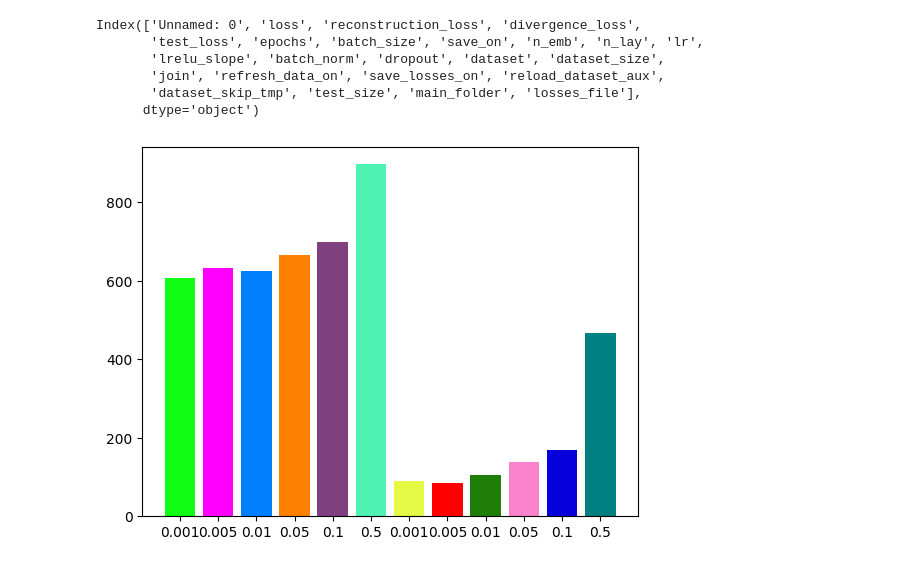
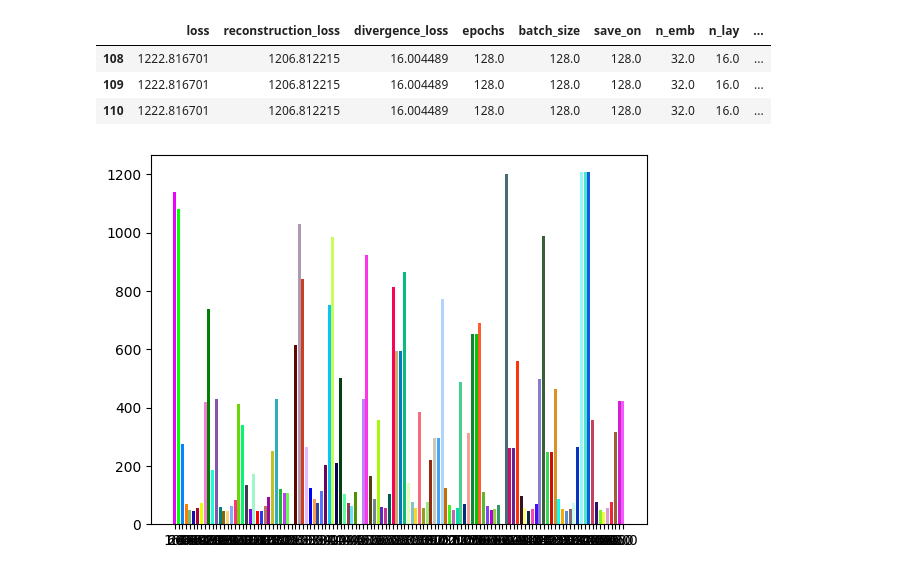
Before and after one commit to cjmerzbacher/met2vec, a Jupyter notebook: plot/_loss_scoring.ipynb, the cells around one changed output. Cells and saved outputs as stored; diff of their text form; code cells hidden in the pictures.

Commit message:
Updated Final Plots for ppt

```diff
--- a/plot/_loss_scoring.ipynb
+++ b/plot/_loss_scoring.ipynb
@@ -6,28 +7,27 @@ import colormaps as cmaps
 # %%
-loss_path = "../data/plot_data/villarica/human_cells/regg.csv"
+loss_path = "../data/plot_data/human_cells/tuner_full_losses.csv"
 loss_df = pd.read_csv(loss_path)
-loss_df.columns
-# %% [output]
-Index(['Unnamed: 0', 'loss', 'reconstruction_loss', 'divergence_loss',
-       'test_loss', 'epochs', 'batch_size', 'save_on', 'n_emb', 'n_lay', 'lr',
-       'lrelu_slope', 'batch_norm', 'dropout', 'dataset', 'dataset_size',
-       'join', 'refresh_data_on', 'save_losses_on', 'reload_dataset_aux',
-       'dataset_skip_tmp', 'test_size', 'main_folder', 'losses_file'],
-      dtype='object')
+# %%
+loss_df[loss_df['reconstruction_loss'] == loss_df['reconstruction_loss'].max()]
+# %% [output]
+|  | loss | reconstruction_loss | divergence_loss | epochs | batch_size | save_on | n_emb | n_lay | ... |
+| 108 | 1222.816701 | 1206.812215 | 16.004489 | 128.0 | 128.0 | 128.0 | 32.0 | 16.0 | ... |
+| 109 | 1222.816701 | 1206.812215 | 16.004489 | 128.0 | 128.0 | 128.0 | 32.0 | 16.0 | ... |
+| 110 | 1222.816701 | 1206.812215 | 16.004489 | 128.0 | 128.0 | 128.0 | 32.0 | 16.0 | ... |
 # %%
 fix, ax = plt.subplots(1,1)
 
 n_runs = len(loss_df)
 
-n_emb = loss_df['dropout']
+n_emb = loss_df['n_emb']
 loss = loss_df['reconstruction_loss']
 
 x = range(n_runs)
 colors = dpy.get_colors(n_runs)
 
 ax.bar(x, loss, color=colors)
 ax.set_xticks(x, n_emb)
 
 plt.show()
 # %% [output]
-[figure, old version]
+[figure, new version]
```
Also changed, not shown: parts of 2 cells of this notebook, 16 other files.
